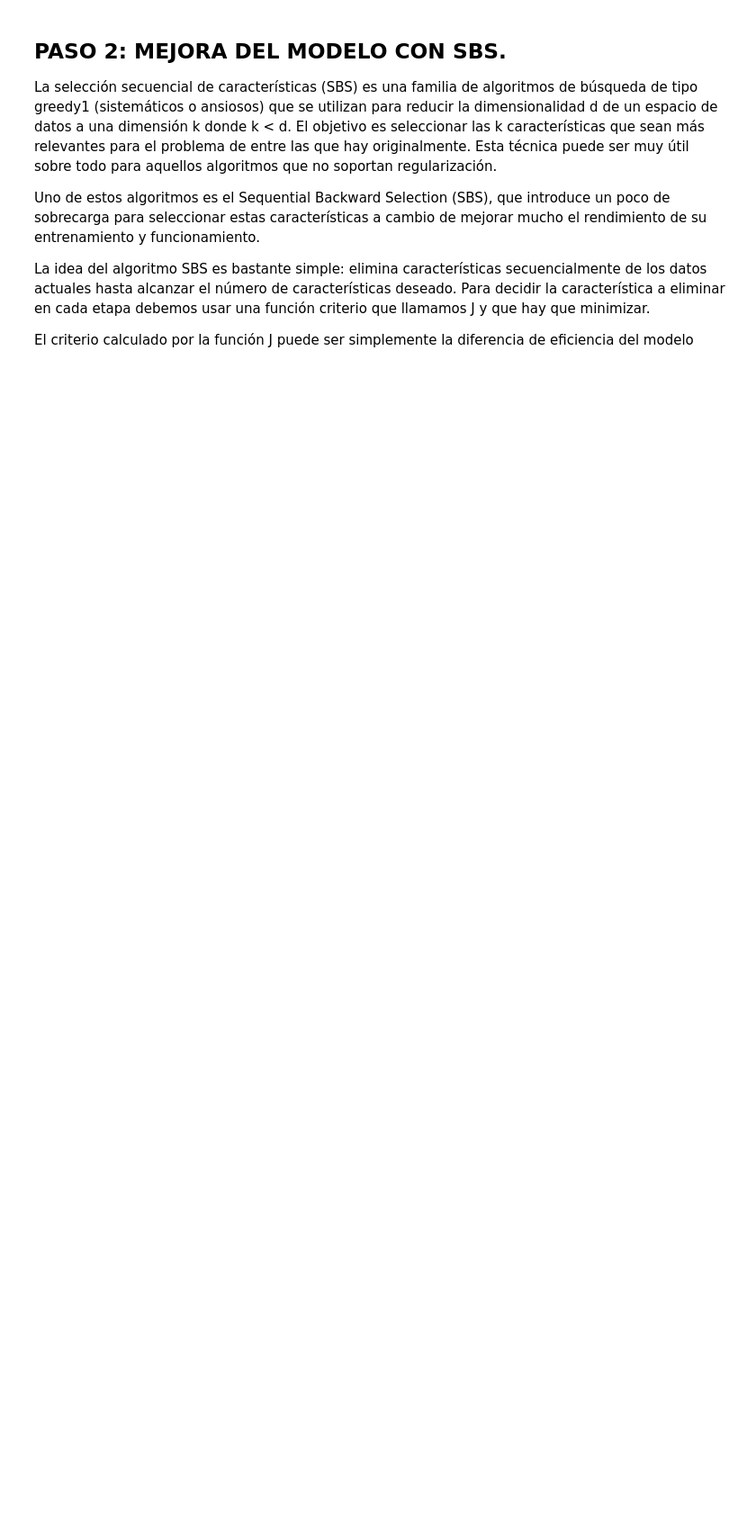
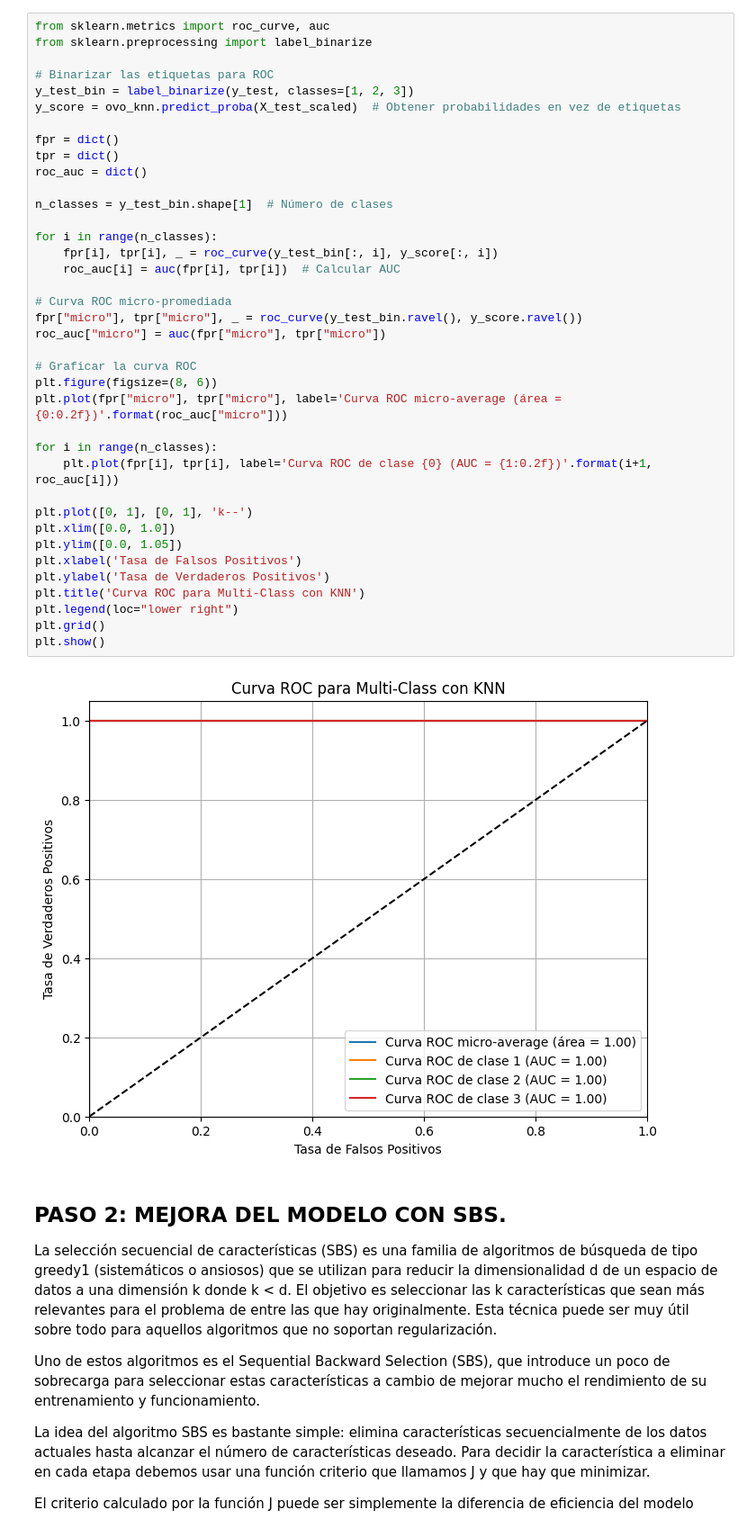
Before and after one commit to SamuehFDEZ/MachineLearning, a Jupyter notebook: saa/U2_AprendizajeSupervisado/U02_P04_Clasificacion/saa_02_p04_a3_sam_art_lop.ipynb, the cells around one changed output. Shown at 90% size. Saved outputs shown, nothing was run; the diff lists cells and outputs as text; blank space fills up the shorter version.

```diff
--- a/saa/U2_AprendizajeSupervisado/U02_P04_Clasificacion/saa_02_p04_a3_sam_art_lop.ipynb
+++ b/saa/U2_AprendizajeSupervisado/U02_P04_Clasificacion/saa_02_p04_a3_sam_art_lop.ipynb
@@ -33,3 +100,43 @@ overfitting?
+# %%
+from sklearn.metrics import roc_curve, auc
+from sklearn.preprocessing import label_binarize
+
+# Binarizar las etiquetas para ROC
+y_test_bin = label_binarize(y_test, classes=[1, 2, 3])
+y_score = ovo_knn.predict_proba(X_test_scaled)  # Obtener probabilidades en vez de etiquetas
+
+fpr = dict()
+tpr = dict()
+roc_auc = dict()
+
+n_classes = y_test_bin.shape[1]  # Número de clases
+
+for i in range(n_classes):
+    fpr[i], tpr[i], _ = roc_curve(y_test_bin[:, i], y_score[:, i])
+    roc_auc[i] = auc(fpr[i], tpr[i])  # Calcular AUC
+
+# Curva ROC micro-promediada
+fpr["micro"], tpr["micro"], _ = roc_curve(y_test_bin.ravel(), y_score.ravel())
+roc_auc["micro"] = auc(fpr["micro"], tpr["micro"])
+
+# Graficar la curva ROC
+plt.figure(figsize=(8, 6))
+plt.plot(fpr["micro"], tpr["micro"], label='Curva ROC micro-average (área = {0:0.2f})'.format(roc_auc["micro"]))
+
+for i in range(n_classes):
+    plt.plot(fpr[i], tpr[i], label='Curva ROC de clase {0} (AUC = {1:0.2f})'.format(i+1, roc_auc[i]))
+
+plt.plot([0, 1], [0, 1], 'k--')
+plt.xlim([0.0, 1.0])
+plt.ylim([0.0, 1.05])
+plt.xlabel('Tasa de Falsos Positivos')
+plt.ylabel('Tasa de Verdaderos Positivos')
+plt.title('Curva ROC para Multi-Class con KNN')
+plt.legend(loc="lower right")
+plt.grid()
+plt.show()
+# %% [output]
+[figure, added]
 # %% [markdown]
 ## PASO 2: MEJORA DEL MODELO CON SBS.
  La selección secuencial de características (SBS) es una familia de algoritmos de búsqueda de tipo
```
Also changed, not shown: parts of 10 cells of this notebook, 1 other file.
